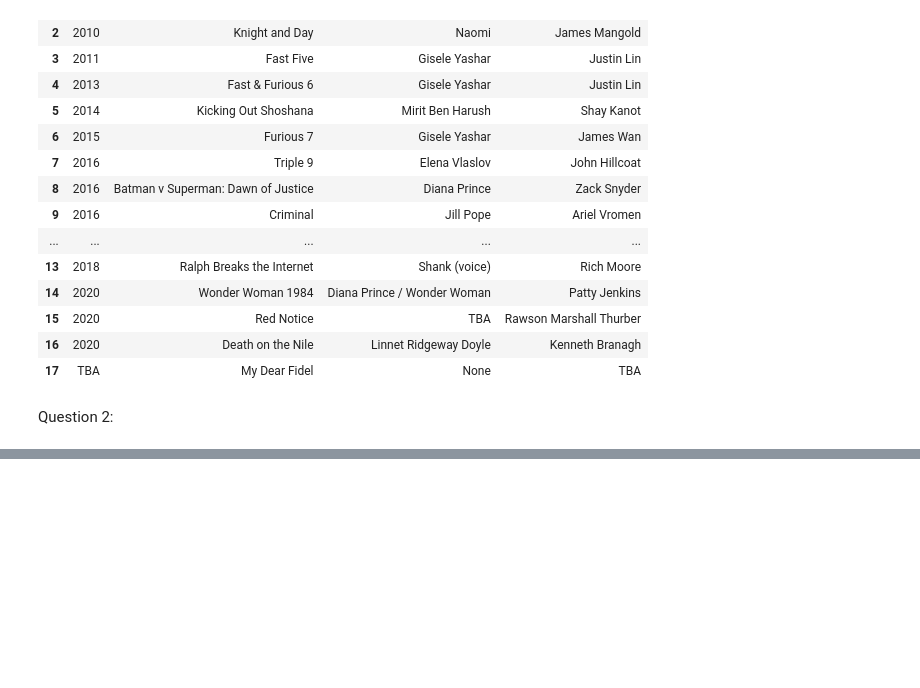
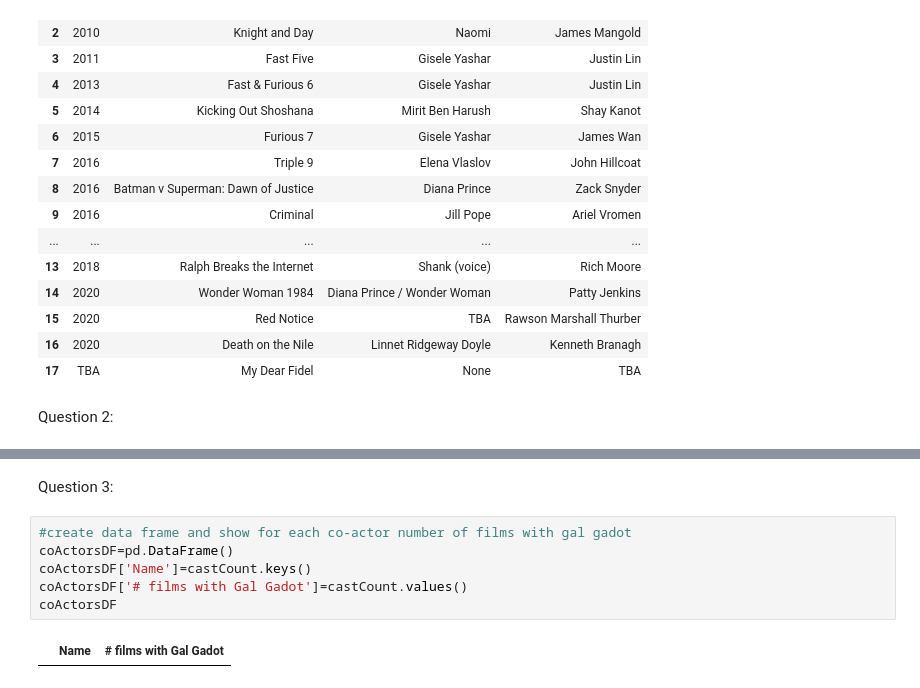
Before and after one commit to nogahm/WebScraping, a Jupyter notebook: WebScrapping/HW1.ipynb, the cells around one changed output, grey strips where cells are left out. Saved outputs shown, nothing was run; the diff lists cells and outputs as text; blank space fills up the shorter version.

```diff
--- a/WebScrapping/HW1.ipynb
+++ b/WebScrapping/HW1.ipynb
@@ -220,0 +259,10 @@ df2
+# %% [markdown]
+Question 3:
+# %%
+#create data frame and show for each co-actor number of films with gal gadot
+coActorsDF=pd.DataFrame()
+coActorsDF['Name']=castCount.keys()
+coActorsDF['# films with Gal Gadot']=castCount.values()
+coActorsDF
+# %% [output]
+|  | Name | # films with Gal Gadot |
```
Also changed, not shown: parts of 4 cells of this notebook.
